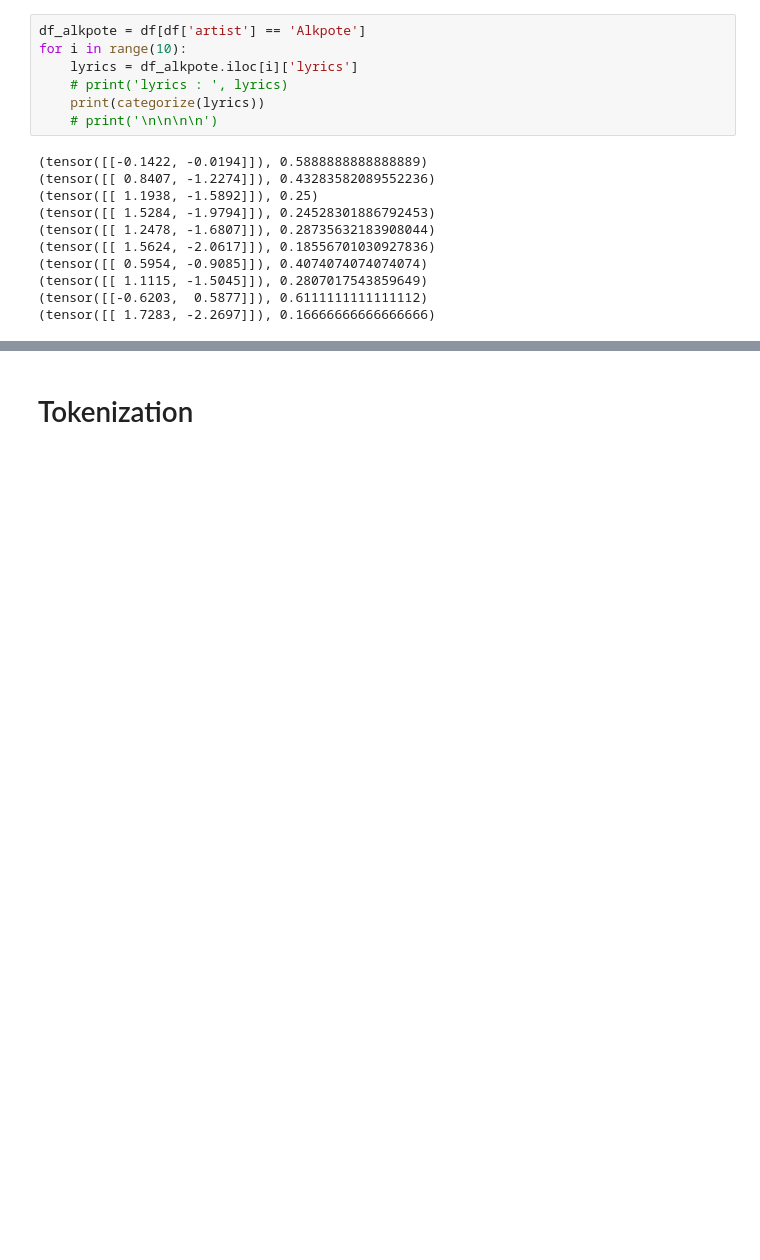
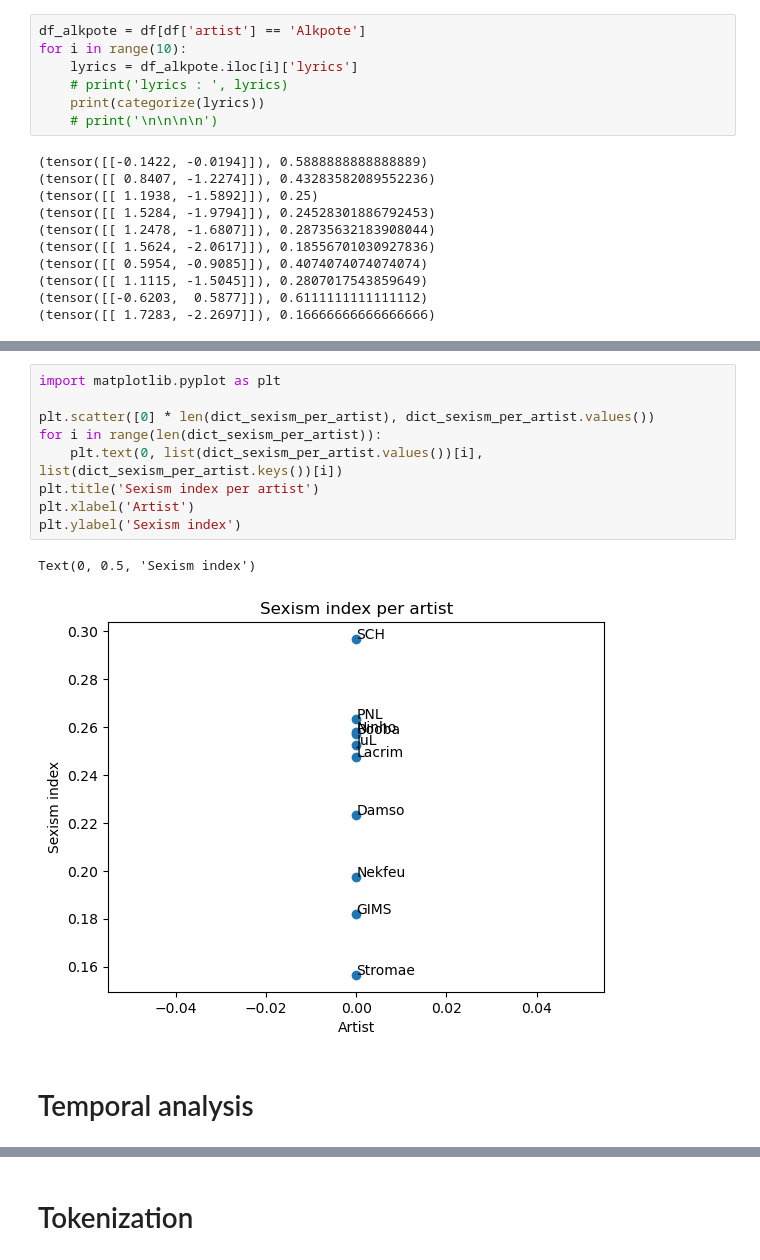
Before and after one commit to AlexiaALLAL/PSL_week_NLP_for_social_science_team_blue, a Jupyter notebook: main.ipynb, the cells around one changed output, grey strips where cells are left out. Cells and saved outputs as stored; diff of their text form; blank space fills up the shorter version.

```diff
--- a/main.ipynb
+++ b/main.ipynb
@@ -116,0 +254,14 @@ for i in range(10):
+# %%
+import matplotlib.pyplot as plt
+
+plt.scatter([0] * len(dict_sexism_per_artist), dict_sexism_per_artist.values())
+for i in range(len(dict_sexism_per_artist)):
+    plt.text(0, list(dict_sexism_per_artist.values())[i], list(dict_sexism_per_artist.keys())[i])
+plt.title('Sexism index per artist')
+plt.xlabel('Artist')
+plt.ylabel('Sexism index')
+# %% [output]
+Text(0, 0.5, 'Sexism index')
+[figure, added]
+# %% [markdown]
+# Temporal analysis
```
Also changed, not shown: parts of 15 cells of this notebook.
